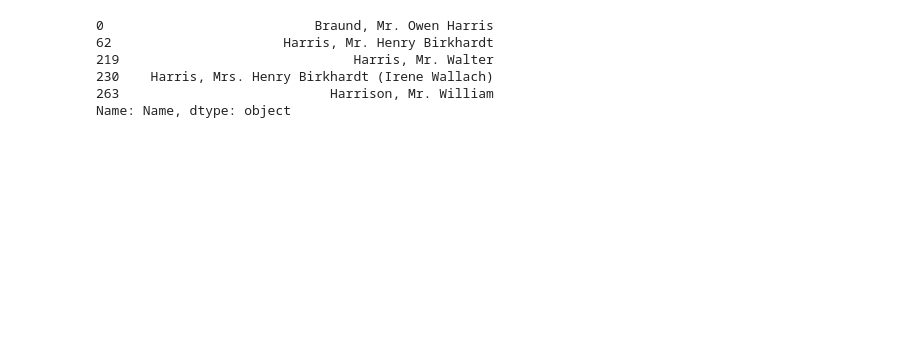
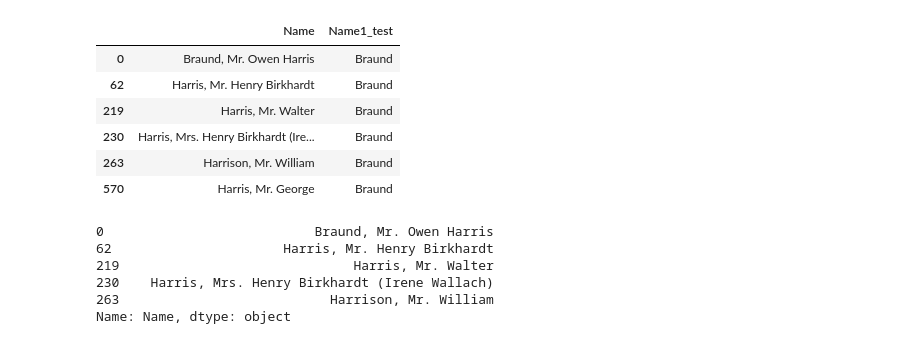
Before and after one commit to Hamzakhalidcs/Notebooks, a Jupyter notebook: map, apply, apply map .ipynb, the cells around one changed output. Drawn from its saved outputs; the diff is of its cells as text; code cells hidden in the pictures; blank space fills up the shorter version.

```diff
--- a/map, apply, apply map .ipynb
+++ b/map, apply, apply map .ipynb
@@ -6 +31,14 @@ train = pd.read_csv('http://bit.ly/kaggletrain')
+# %%
+# Name contains Harris
+train[
+    train["Name"].str.contains("Harris", flags=re.I, regex=True)
+][["Name", "Name1_test"]]
+# %% [output]
+|  | Name | Name1_test |
+| 0 | Braund, Mr. Owen Harris | Braund |
+| 62 | Harris, Mr. Henry Birkhardt | Braund |
+| 219 | Harris, Mr. Walter | Braund |
+| 230 | Harris, Mrs. Henry Birkhardt (Ire... | Braund |
+| 263 | Harrison, Mr. William | Braund |
+| 570 | Harris, Mr. George | Braund |
 # %%
```
Also changed, not shown: parts of 18 cells of this notebook, 8 other files.
